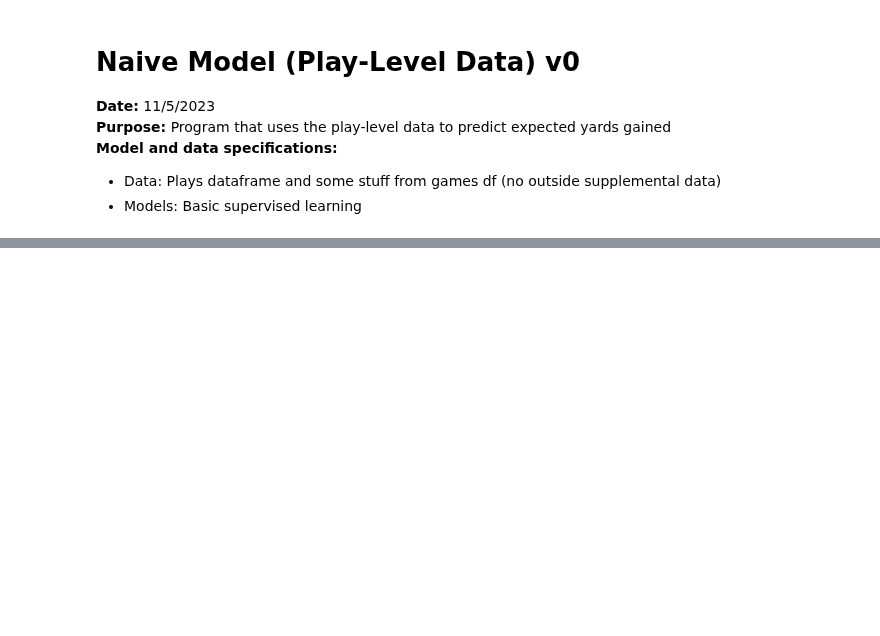
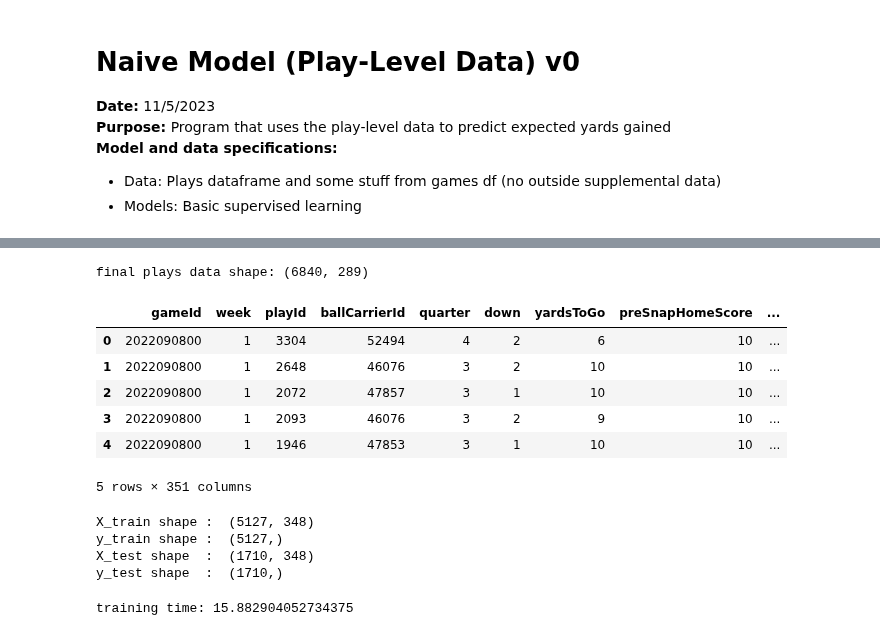
Before and after one commit to Andrew-Koulogeorge/NFL-Big-Data-Bowl, a Jupyter notebook: naive_model/naive_model_v0.ipynb, the cells around one changed output, grey strips where cells are left out. Drawn from its saved outputs; the diff is of its cells as text; code cells hidden in the pictures; blank space fills up the shorter version.

```diff
--- a/naive_model/naive_model_v0.ipynb
+++ b/naive_model/naive_model_v0.ipynb
@@ -29,0 +54,13 @@ include_nfl_features_params = [True, False]
+# %%
+# Preprocess data
+plays_df_clean = preprocess_plays_df_naive_models(plays_df, games_df)
+plays_df_clean.head()
+# %% [output]
+final plays data shape: (6840, 289)
+|  | gameId | week | playId | ballCarrierId | quarter | down | yardsToGo | preSnapHomeScore | ... |
+| 0 | 2022090800 | 1 | 3304 | 52494 | 4 | 2 | 6 | 10 | ... |
+| 1 | 2022090800 | 1 | 2648 | 46076 | 3 | 2 | 10 | 10 | ... |
+| 2 | 2022090800 | 1 | 2072 | 47857 | 3 | 1 | 10 | 10 | ... |
+| 3 | 2022090800 | 1 | 2093 | 46076 | 3 | 2 | 9 | 10 | ... |
+| 4 | 2022090800 | 1 | 1946 | 47853 | 3 | 1 | 10 | 10 | ... |
+5 rows × 351 columns
@@ -29,0 +96,20 @@ include_nfl_features_params = [True, False]
+# %%
+X_train, X_test, y_train, y_test = train_test_split(X, y, test_size=0.25, random_state=24)
+
+print('X_train shape : ', X_train.shape)
+print('y_train shape : ', y_train.shape)
+
+print('X_test shape  : ', X_test.shape)
+print('y_test shape  : ', y_test.shape)
+# %% [output]
+X_train shape :  (5127, 348)
+y_train shape :  (5127,)
+X_test shape  :  (1710, 348)
+y_test shape  :  (1710,)
+# %%
+start_time = time.time()
+model = RandomForestRegressor()
+model.fit(X = X_train, y = y_train)
+print("training time: " + str(time.time() - start_time))
+# %% [output]
+training time: 15.882904052734375
```
Also changed, not shown: parts of 16 cells of this notebook, 1 other file.
